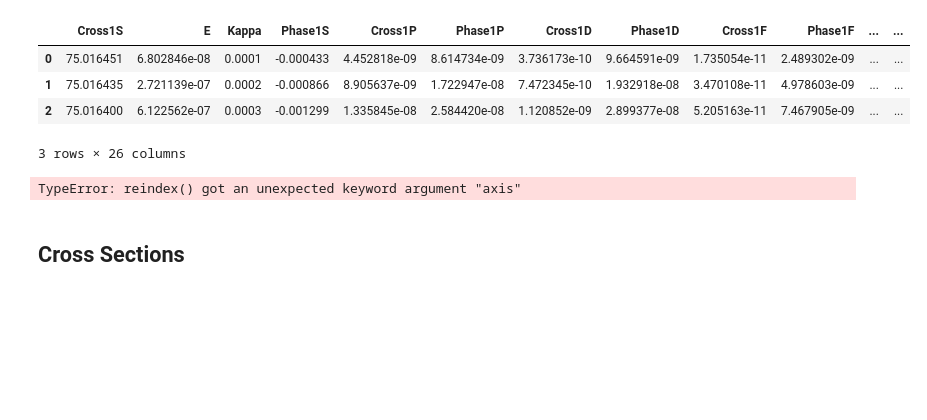
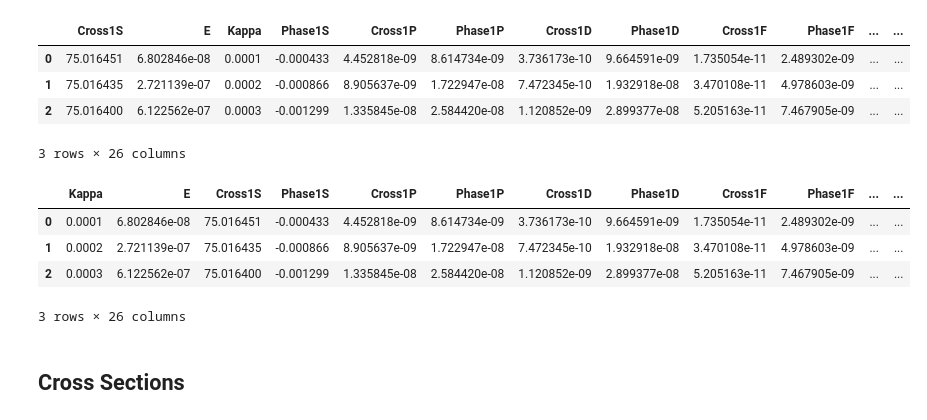
Before and after one commit to DentonW/Papers, a Jupyter notebook: Dissertation/IPython/Differential Cross Sections.ipynb, the cells around one changed output. Saved outputs shown, nothing was run; the diff lists cells and outputs as text; code cells hidden in the pictures; blank space fills up the shorter version.

```diff
--- a/Dissertation/IPython/Differential Cross Sections.ipynb
+++ b/Dissertation/IPython/Differential Cross Sections.ipynb
@@ -374,13 +374,18 @@ df[:3]
 # %%
 # The first few columns aren't in the desired order. We fix that here.
 cols = df.columns.tolist()
 cols[0] = 'Kappa'
 cols[1] = 'E'
 cols[2] = 'Cross1S'
-df = df.reindex(columns=cols, axis=1)
+#df = df.reindex(columns=cols, axis=1)
+df = df.reindex(columns=cols)
 df[:3]
 # %% [output]
+|  | Kappa | E | Cross1S | Phase1S | Cross1P | Phase1P | Cross1D | Phase1D | Cross1F | Phase1F | ... | ... |
+| 0 | 0.0001 | 6.802846e-08 | 75.016451 | -0.000433 | 4.452818e-09 | 8.614734e-09 | 3.736173e-10 | 9.664591e-09 | 1.735054e-11 | 2.489302e-09 | ... | ... |
+| 1 | 0.0002 | 2.721139e-07 | 75.016435 | -0.000866 | 8.905637e-09 | 1.722947e-08 | 7.472345e-10 | 1.932918e-08 | 3.470108e-11 | 4.978603e-09 | ... | ... |
+| 2 | 0.0003 | 6.122562e-07 | 75.016400 | -0.001299 | 1.335845e-08 | 2.584420e-08 | 1.120852e-09 | 2.899377e-08 | 5.205163e-11 | 7.467905e-09 | ... | ... |
-TypeError: reindex() got an unexpected keyword argument "axis"
+3 rows × 26 columns
 # %% [markdown]
 ## Cross Sections
 # %%
```
Also changed, not shown: parts of 22 cells of this notebook, 15 other files.
